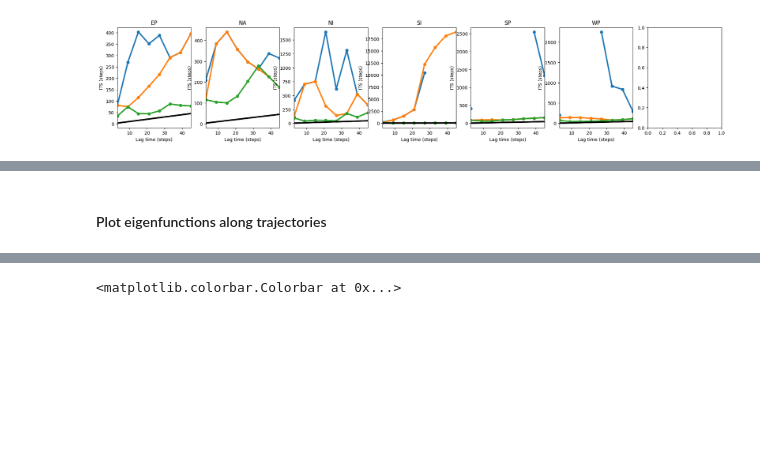
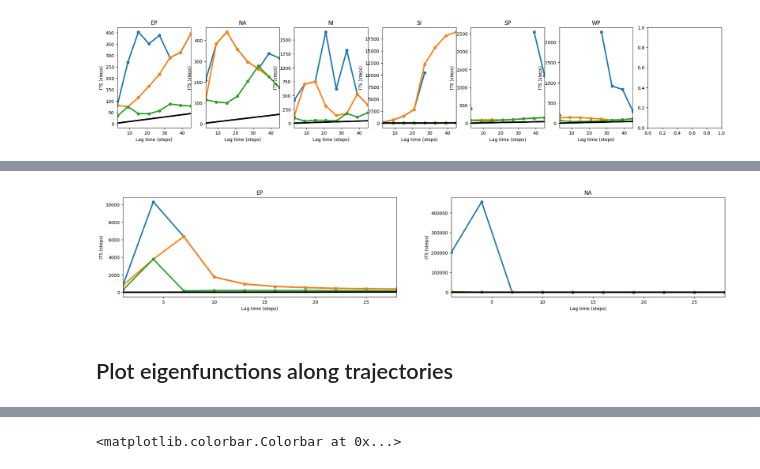
Before and after one commit to ejbrun/koopman_learning_tropical_cyclone, a Jupyter notebook: examples/koopman_kernel_for_TC_spectral_consistency_analysis.ipynb, the cells around one changed output, grey strips where cells are left out. Cells and saved outputs as stored; diff of their text form; code cells hidden in the pictures; blank space fills up the shorter version.

```diff
--- a/examples/koopman_kernel_for_TC_spectral_consistency_analysis.ipynb
+++ b/examples/koopman_kernel_for_TC_spectral_consistency_analysis.ipynb
@@ -471,2 +503,27 @@ WP
+# %%
+fig, ax = plt.subplots(ncols=len(basins), figsize=(9, 4.5))
+fig.set_size_inches(24, 4)
+
+basin = basins[1]
+start_idx = 0
+
+for idx, basin in enumerate(basins):
+
+    ax[idx].plot(time_lags[start_idx:], [tscale[0] for tscale in tscale_d[basin].values()][start_idx:], lw=3, marker='o')
+    ax[idx].plot(time_lags[start_idx:], [tscale[1] for tscale in tscale_d[basin].values()][start_idx:], lw=3, marker='o')
+    ax[idx].plot(time_lags[start_idx:], [tscale[2] for tscale in tscale_d[basin].values()][start_idx:], lw=3, marker='o')
+    # ax[idx].plot(time_lags[start_idx:], [tscale[3] for tscale in tscale_d[basin].values()], lw=3, marker='o')
+
+    ax[idx].plot(time_lags[start_idx:], time_lags[start_idx:], lw=3, c='k')
+    ax[idx].plot(time_lags[start_idx:], time_lags[start_idx:], lw=3, c='k')
+
+    ax[idx].set_xlabel("Lag time (steps)")
+    ax[idx].set_ylabel("ITS (steps)")
+    ax[idx].set_title(basin)
+    ax[idx].margins(x=0)
+    # ax[idx].set_xscale("log")
+    # ax[idx].set_yscale("log")
+# %% [output]
+[figure, added]
 # %% [markdown]
-#### Plot eigenfunctions along trajectories
+## Plot eigenfunctions along trajectories
```
Also changed, not shown: parts of 32 cells of this notebook, 11 other files.
